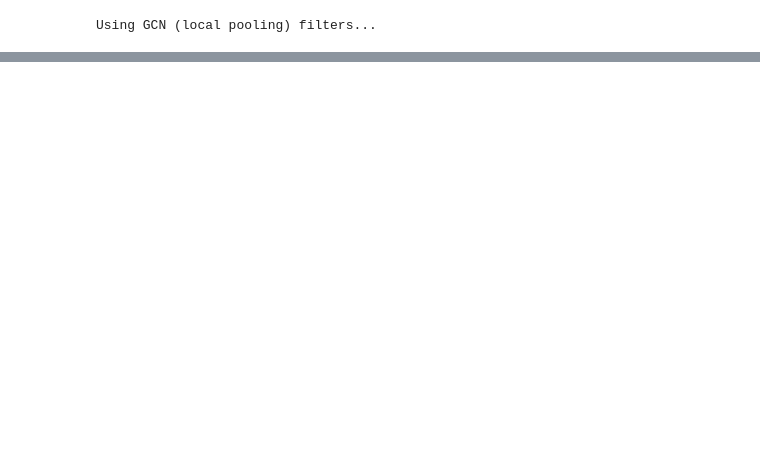
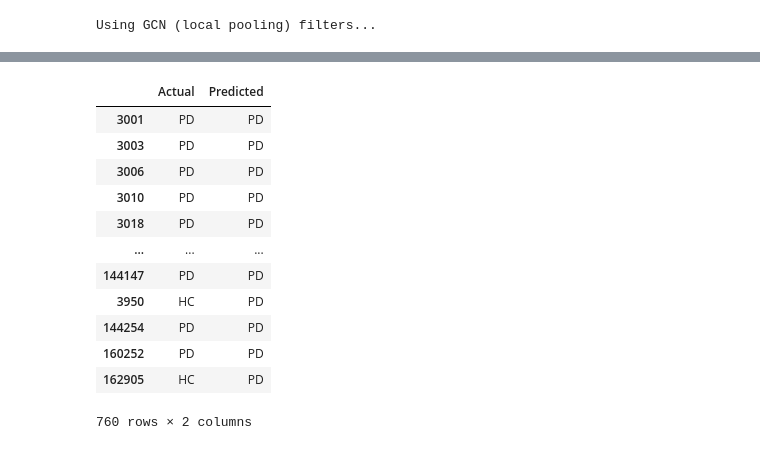
Before and after one commit to Barry8197/MOGDx, a Jupyter notebook: Results_reproduction.ipynb, the cells around one changed output, grey strips where cells are left out. Cells and saved outputs as stored; diff of their text form; code cells hidden in the pictures; blank space fills up the shorter version.

```diff
--- a/Results_reproduction.ipynb
+++ b/Results_reproduction.ipynb
@@ -174,0 +109,2 @@ tsne_plot , GNN_embeddings = GNN.transform_plot(model , generator , node_subject
+# %%
+precision_recall_plot , all_predictions_conf = GNN.gnn_precision_recall(model , generator , node_subjects , mlb)
@@ -174,0 +114,25 @@ tsne_plot , GNN_embeddings = GNN.transform_plot(model , generator , node_subject
+# %%
+all_predictions = []
+for pred , max_pred in zip(all_predictions_conf , np.max(all_predictions_conf, axis=1)) :
+    all_predictions.append(list(pred == max_pred))
+node_predictions = mlb.inverse_transform(np.array(all_predictions))
+
+node_predictions = [i[0] for i in node_predictions]
+
+pred_df = pd.DataFrame({'Actual' : datMeta.loc[pd.Series(nx.get_node_attributes(G , 'idx'))] , 'Predicted' : node_predictions})
+# %%
+pred_df
+# %% [output]
+|  | Actual | Predicted |
+| 3001 | PD | PD |
+| 3003 | PD | PD |
+| 3006 | PD | PD |
+| 3010 | PD | PD |
+| 3018 | PD | PD |
+| ... | ... | ... |
+| 144147 | PD | PD |
+| 3950 | HC | PD |
+| 144254 | PD | PD |
+| 160252 | PD | PD |
+| 162905 | HC | PD |
+760 rows × 2 columns
```
Also changed, not shown: parts of 14 cells of this notebook, 1 other file.
